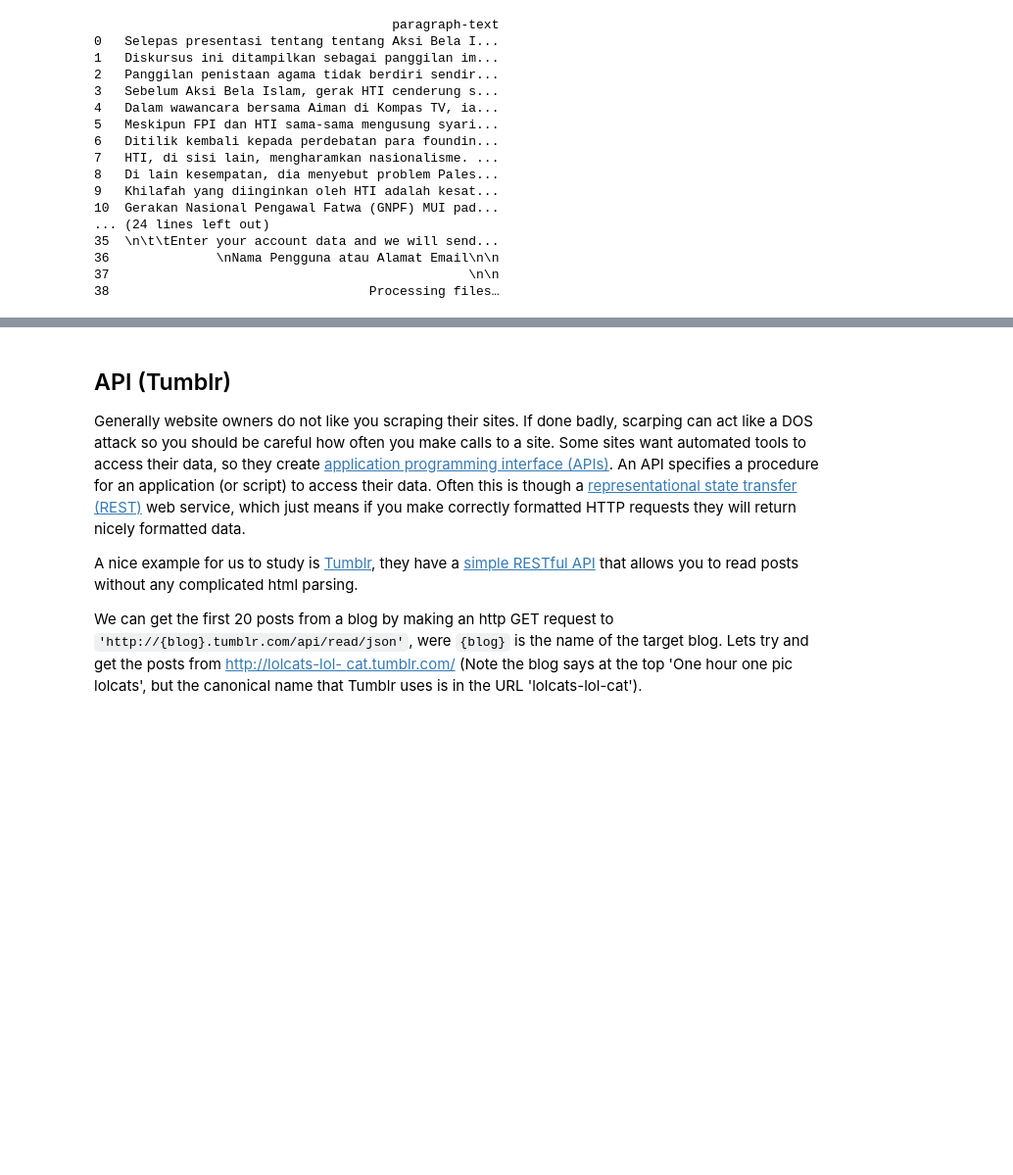
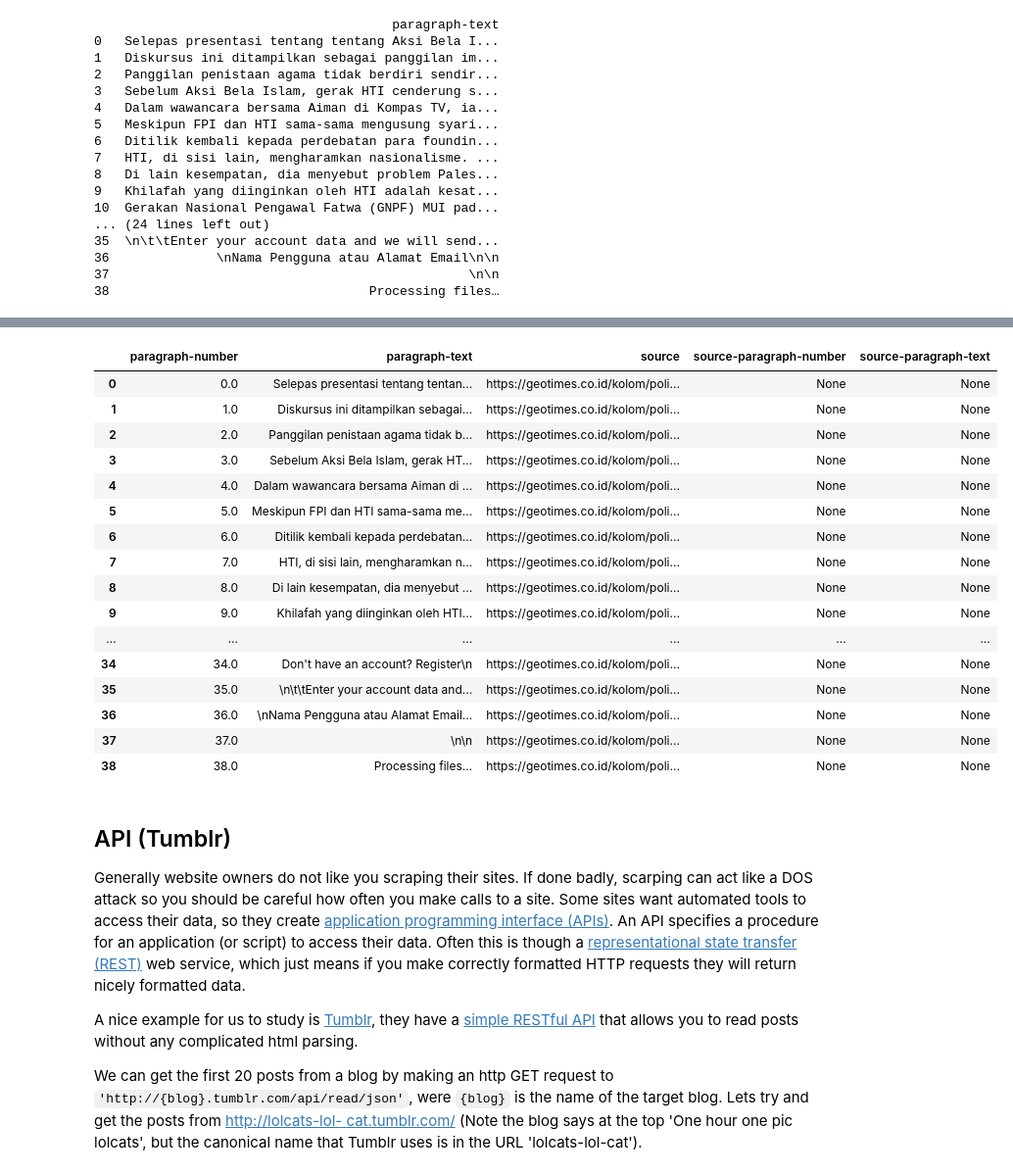
Before and after one commit to zahraamalias/content-analysis-2018, a Jupyter notebook: 1-Intro/1-intro.ipynb, the cells around one changed output, grey strips where cells are left out. Shown: that part at 98% size. Cells and saved outputs as stored; diff of their text form; code cells hidden in the pictures; blank space fills up the shorter version.

```diff
--- a/1-Intro/1-intro.ipynb
+++ b/1-Intro/1-intro.ipynb
@@ -515,15 +515,15 @@ otherPAgeURLS = []
 #We also want to know where the links come from so we also will get:
 #the paragraph number
 #the word the link is in
-for paragraphNum, pTag in enumerate(contentPTag2):
-    #we only want hrefs that link to geotimes pages
-    tagLinks = pTag.findAll('a', href=re.compile('/geotimes/'), class_=False)
+for paragraphNum, pTag in enumerate(contentPtag2):
+    #looking for hrefs
+    tagLinks = pTag.findAll('a')
     for aTag in tagLinks:
-        #We need to extract the url from the <a> tag
+        #extracting the url from the <a> tag
         relurl = aTag.get('href')
         linkText = aTag.text
-        #wgeotimes_base_url is the base we can use the urllib joining function to merge them
-        #Giving a nice structured tupe like this means we can use tuple expansion later
+        #geotimes_base_url is the base we can use the urllib joining function to merge them
+        #giving a nice structured tupe like this means we can use tuple expansion later
         otherPAgeURLS.append((
             urllib.parse.urljoin(geotimes_base_url, relurl),
             paragraphNum,
@@ -535,6 +535,6 @@ NameError: name 'contentPTag2' is not defined
 # %%
-contentParagraphsDF2['source'] = [geotimes_politik_hti] * len(contentParagraphsDF2['paragraph-text'])
-contentParagraphsDF2['paragraph-number'] = range(len(contentParagraphsDF2['paragraph-text']))
+contentParagraphDF2['source'] = [geotimes_politik_hti] * len(contentParagraphDF2['paragraph-text'])
+contentParagraphDF2['paragraph-number'] = range(len(contentParagraphDF2['paragraph-text']))
 
-contentParagraphsDF2
+contentParagraphDF2
 # %% [output]
@@ -542,3 +558,45 @@ NameError: name 'contentParagraphsDF2' is not defined
+# %%
+contentParagraphDF2['source-paragraph-number'] = [None] * len(contentParagraphDF2['paragraph-text'])
+contentParagraphDF2['source-paragraph-text'] = [None] * len(contentParagraphDF2['paragraph-text'])
+
+def getTextFromGeotimesPage(targetURL, sourceParNum, sourceText):
+    #Make a dict to store data before adding it to the DataFrame
+    parsDict = {'source' : [], 'paragraph-number' : [], 'paragraph-text' : [], 'source-paragraph-number' : [],  'source-paragraph-text' : []}
+    #Now we get the page
+    r = requests.get(targetURL)
+    soup = bs4.BeautifulSoup(r.text, 'html.parser')
+    #enumerating gives use the paragraph number
+    for parNum, pTag in enumerate(soup.findAll('p')):
+        #same regex as before
+        parsDict['paragraph-text'].append(re.sub(r'\[\d+\]', '', pTag.text))
+        parsDict['paragraph-number'].append(parNum)
+        parsDict['source'].append(targetURL)
+        parsDict['source-paragraph-number'].append(sourceParNum)
+        parsDict['source-paragraph-text'].append(sourceText)
+    return pandas.DataFrame(parsDict)
+# %%
+for urlTuple in otherPAgeURLS[:3]:
+    #ignore_index means the indices will not be reset after each append
+    contentParagraphDF2 = contentParagraphDF2.append(getTextFromGeotimesPage(*urlTuple),ignore_index=True)
+contentParagraphDF2
+# %% [output]
+|  | paragraph-number | paragraph-text | source | source-paragraph-number | source-paragraph-text |
+| 0 | 0.0 | Selepas presentasi tentang tentan... | https://geotimes.co.id/kolom/poli... | None | None |
+| 1 | 1.0 | Diskursus ini ditampilkan sebagai... | https://geotimes.co.id/kolom/poli... | None | None |
+| 2 | 2.0 | Panggilan penistaan agama tidak b... | https://geotimes.co.id/kolom/poli... | None | None |
+| 3 | 3.0 | Sebelum Aksi Bela Islam, gerak HT... | https://geotimes.co.id/kolom/poli... | None | None |
+| 4 | 4.0 | Dalam wawancara bersama Aiman di ... | https://geotimes.co.id/kolom/poli... | None | None |
+| 5 | 5.0 | Meskipun FPI dan HTI sama-sama me... | https://geotimes.co.id/kolom/poli... | None | None |
+| 6 | 6.0 | Ditilik kembali kepada perdebatan... | https://geotimes.co.id/kolom/poli... | None | None |
+| 7 | 7.0 | HTI, di sisi lain, mengharamkan n... | https://geotimes.co.id/kolom/poli... | None | None |
+| 8 | 8.0 | Di lain kesempatan, dia menyebut ... | https://geotimes.co.id/kolom/poli... | None | None |
+| 9 | 9.0 | Khilafah yang diinginkan oleh HTI... | https://geotimes.co.id/kolom/poli... | None | None |
+| ... | ... | ... | ... | ... | ... |
+| 34 | 34.0 | Don't have an account? Register\n | https://geotimes.co.id/kolom/poli... | None | None |
+| 35 | 35.0 | \n\t\tEnter your account data and... | https://geotimes.co.id/kolom/poli... | None | None |
+| 36 | 36.0 | \nNama Pengguna atau Alamat Email... | https://geotimes.co.id/kolom/poli... | None | None |
+| 37 | 37.0 | \n\n | https://geotimes.co.id/kolom/poli... | None | None |
+| 38 | 38.0 | Processing files… | https://geotimes.co.id/kolom/poli... | None | None |
 # %% [markdown]
 ## API (Tumblr)
 
```
Also changed, not shown: parts of 11 cells of this notebook, 3 other files.
